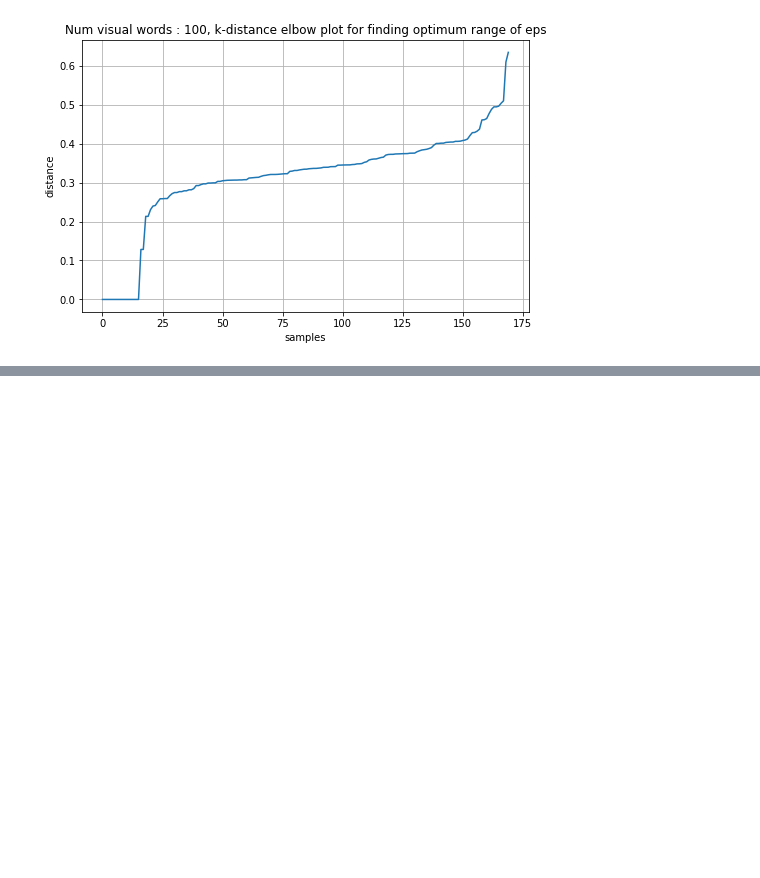
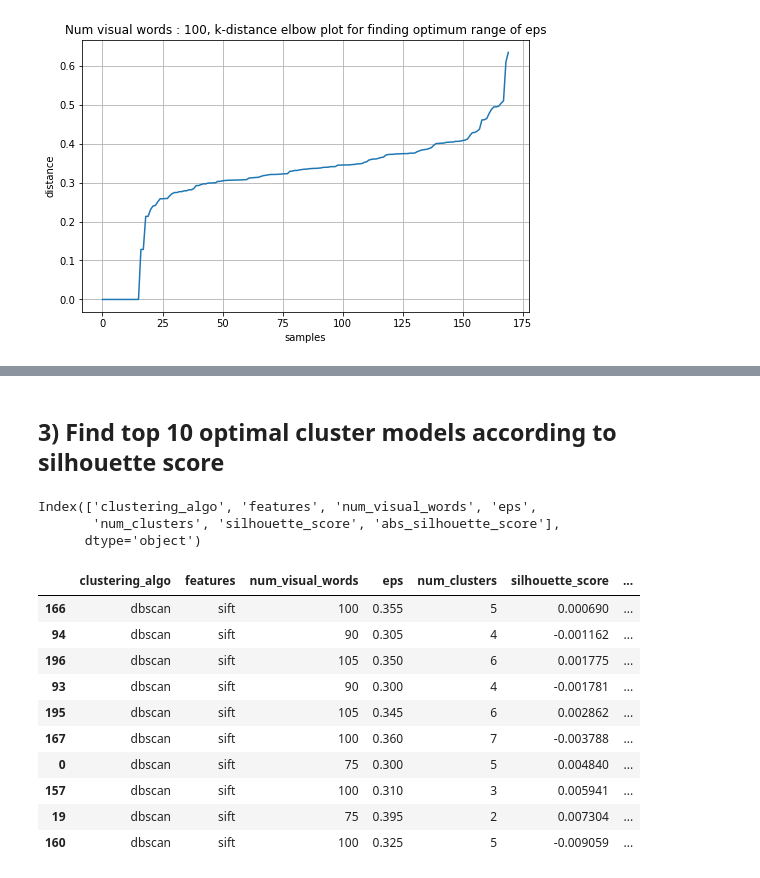
Before and after one commit to AbhishekRS4/PR_AI_Assignment_2, a Jupyter notebook: src/task_image_data_big_cats/run_image_clustering_experiments.ipynb, the cells around one changed output, grey strips where cells are left out. Drawn from its saved outputs; the diff is of its cells as text; code cells hidden in the pictures; blank space fills up the shorter version.

Commit message:
updated clustering experiments notebook and results

```diff
--- a/src/task_image_data_big_cats/run_image_clustering_experiments.ipynb
+++ b/src/task_image_data_big_cats/run_image_clustering_experiments.ipynb
@@ -72,0 +73,28 @@ silhouette_score : 0.039409
+# %% [markdown]
+## 3) Find top 10 optimal cluster models according to silhouette score
+# %%
+df_cluster = pd.read_csv("sift_features/image_clustering_dbscan.csv")
+# %%
+df_cluster["abs_silhouette_score"] = df_cluster.silhouette_score.abs()
+# %%
+df_cluster.columns
+# %% [output]
+Index(['clustering_algo', 'features', 'num_visual_words', 'eps',
+       'num_clusters', 'silhouette_score', 'abs_silhouette_score'],
+      dtype='object')
+# %%
+df_cluster = df_cluster.sort_values(["abs_silhouette_score"], ascending=True)
+# %%
+df_cluster.head(10)
+# %% [output]
+|  | clustering_algo | features | num_visual_words | eps | num_clusters | silhouette_score | ... |
+| 166 | dbscan | sift | 100 | 0.355 | 5 | 0.000690 | ... |
+| 94 | dbscan | sift | 90 | 0.305 | 4 | -0.001162 | ... |
+| 196 | dbscan | sift | 105 | 0.350 | 6 | 0.001775 | ... |
+| 93 | dbscan | sift | 90 | 0.300 | 4 | -0.001781 | ... |
+| 195 | dbscan | sift | 105 | 0.345 | 6 | 0.002862 | ... |
+| 167 | dbscan | sift | 100 | 0.360 | 7 | -0.003788 | ... |
+| 0 | dbscan | sift | 75 | 0.300 | 5 | 0.004840 | ... |
+| 157 | dbscan | sift | 100 | 0.310 | 3 | 0.005941 | ... |
+| 19 | dbscan | sift | 75 | 0.395 | 2 | 0.007304 | ... |
+| 160 | dbscan | sift | 100 | 0.325 | 5 | -0.009059 | ... |
```
Also changed, not shown: parts of 3 cells of this notebook, 1 other file.
